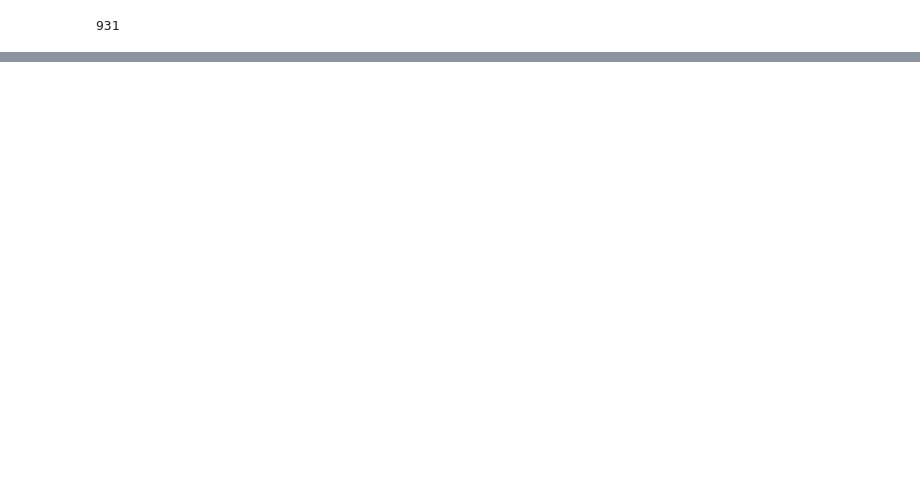
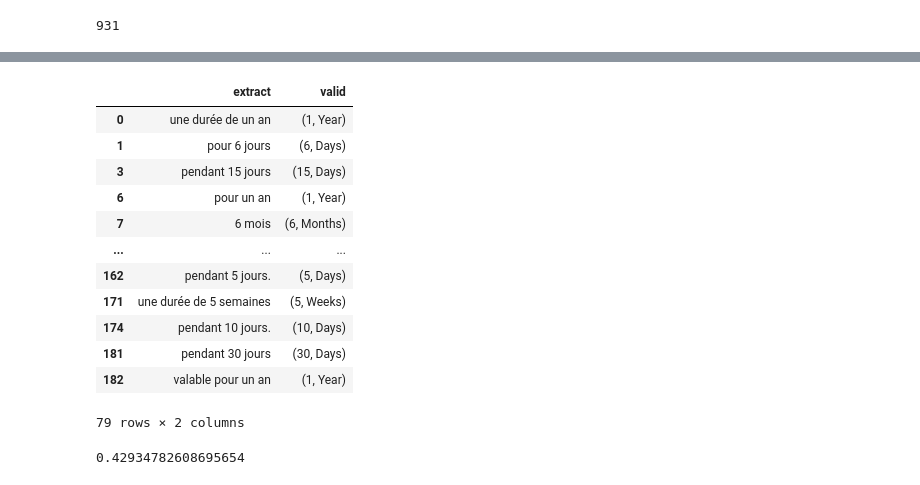
Before and after one commit to GeoffroyGit/ephesus, a Jupyter notebook: notebooks/Test_duration.ipynb, the cells around one changed output, grey strips where cells are left out. Cells and saved outputs as stored; diff of their text form; code cells hidden in the pictures; blank space fills up the shorter version.

```diff
--- a/notebooks/Test_duration.ipynb
+++ b/notebooks/Test_duration.ipynb
@@ -130,5 +138,5 @@ test = "prise de sang tous les 15 jours pendant 5 jours"
 # %%
-x = re.search('((?<=pour\s)|(?<=pendant\s))\d\sjours', test)
+x = re.search('((?<=pour\s)|(?<=pendant\s))\d{1,3}\sjours|mois', test)
 # %%
 print(x.group().split())
 # %% [output]
@@ -143,0 +225,14 @@ AttributeError: 're.Match' object has no attribute '__dict__'
+# %%
+def regex_1(sentence):
+    if re.search('((?<=pour\s)|(?<=pendant\s))*\d{1,3}\s(jours|mois|semaines|an)', sentence) is not None:
+        x = re.search('((?<=pour\s)|(?<=pendant\s))*\d{1,3}\s(jours|mois|semaines|an)', sentence).group().split()
+        #print(x)
+        care_duration = x[0]
+        #print(care_duration)
+        care_duration_type = x[1]
+        #print(care_duration_type)
+        care_duration_type = care_duration_type.replace("jours", "Days")
+        care_duration_type = care_duration_type.replace("mois", "Months")
+        care_duration_type = care_duration_type.replace("semaines", "Weeks")
+        care_duration_type = care_duration_type.replace("an", "Year")
+        return care_duration, care_duration_type
@@ -143,0 +243,19 @@ AttributeError: 're.Match' object has no attribute '__dict__'
+# %%
+def test_1(sentence):
+    liste_mois = '(janvier|février|mars|avril|mai|juin|juillet|août|septembre|octobre|novembre|décembre)'
+    if sentence is None:
+        return np.nan
+    sentence = replace_un_une(sentence)
+    sentence = sentence.replace('premier', '1')
+    sentence = re.sub(' +', ' ', sentence).lower()
+    if re.search('((?<=pour\s)|(?<=pendant\s))*\d{1,3}\s(jours|mois|semaines|an)', sentence) is not None:
+        return regex_1(sentence)
+    if re.search('durée\sde\s\d{1,3}\s(jours|mois|an)', sentence) is not None:
+        return np.nan
+    if re.search("jusqu", sentence) is not None:
+        return np.nan
+    if re.search('du\s\d{1,2}\sau\s\d{1,2}\s'+liste_mois, sentence) is not None:
+        return np.nan
+    if re.search('du\s\d{1,2}\s'+liste_mois+'\sau\s\d{1,2}\s'+liste_mois, sentence) is not None:
+        return np.nan
+    return np.nan
@@ -143,0 +280,21 @@ AttributeError: 're.Match' object has no attribute '__dict__'
+# %%
+df_test["valid"] = df_test["extract"].apply(lambda x: test_1(x))
+df_test.dropna()
+# %% [output]
+|  | extract | valid |
+| 0 | une durée de un an | (1, Year) |
+| 1 | pour 6 jours | (6, Days) |
+| 3 | pendant 15 jours | (15, Days) |
+| 6 | pour un an | (1, Year) |
+| 7 | 6 mois | (6, Months) |
+| ... | ... | ... |
+| 162 | pendant 5 jours. | (5, Days) |
+| 171 | une durée de 5 semaines | (5, Weeks) |
+| 174 | pendant 10 jours. | (10, Days) |
+| 181 | pendant 30 jours | (30, Days) |
+| 182 | valable pour un an | (1, Year) |
+79 rows × 2 columns
+# %%
+len(df_test.dropna())/len(df_test)
+# %% [output]
+0.42934782608695654
```
Also changed, not shown: parts of 49 cells of this notebook, 2 other files.
